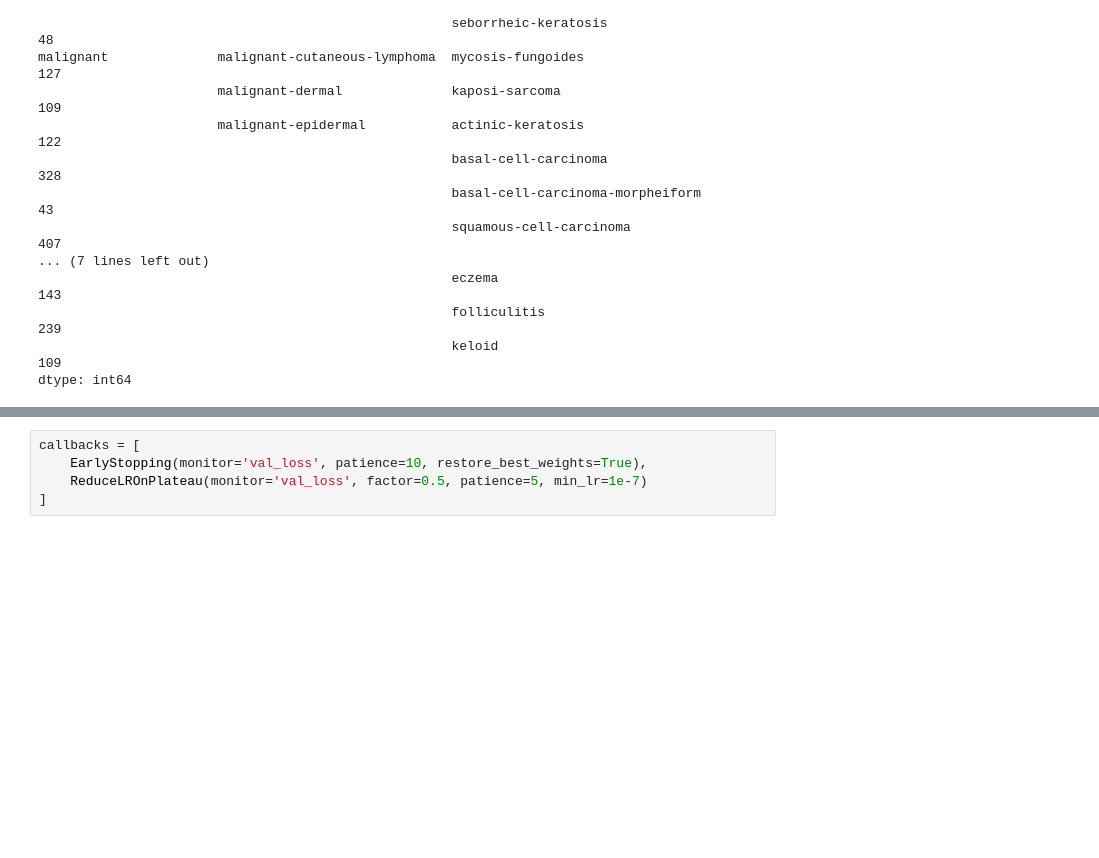
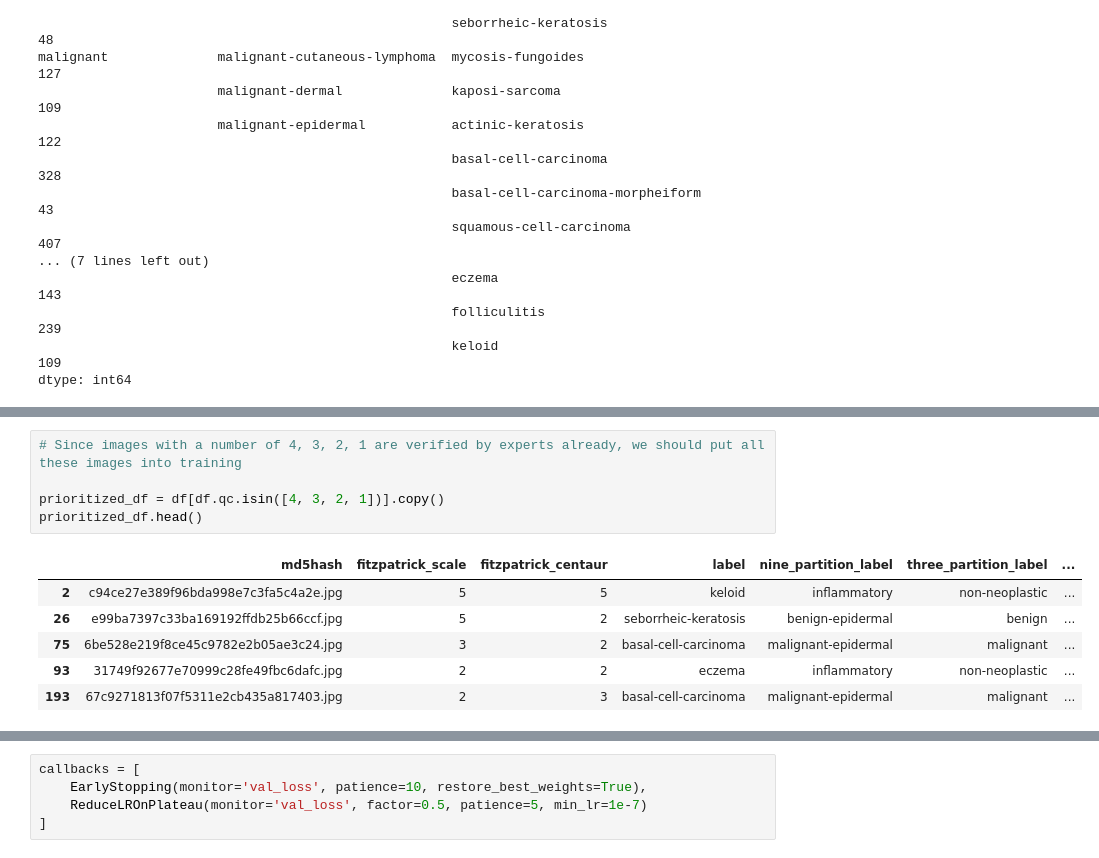
Before and after one commit to AJL-Team-4/Models, a Jupyter notebook: Model1.ipynb, the cells around one changed output, grey strips where cells are left out. Saved outputs shown, nothing was run; the diff lists cells and outputs as text; blank space fills up the shorter version.

```diff
--- a/Model1.ipynb
+++ b/Model1.ipynb
@@ -83,0 +89,12 @@ Name: count, dtype: int64
+# %%
+# Since images with a number of 4, 3, 2, 1 are verified by experts already, we should put all these images into training
+
+prioritized_df = df[df.qc.isin([4, 3, 2, 1])].copy()
+prioritized_df.head()
+# %% [output]
+|  | md5hash | fitzpatrick_scale | fitzpatrick_centaur | label | nine_partition_label | three_partition_label | ... |
+| 2 | c94ce27e389f96bda998e7c3fa5c4a2e.jpg | 5 | 5 | keloid | inflammatory | non-neoplastic | ... |
+| 26 | e99ba7397c33ba169192ffdb25b66ccf.jpg | 5 | 2 | seborrheic-keratosis | benign-epidermal | benign | ... |
+| 75 | 6be528e219f8ce45c9782e2b05ae3c24.jpg | 3 | 2 | basal-cell-carcinoma | malignant-epidermal | malignant | ... |
+| 93 | 31749f92677e70999c28fe49fbc6dafc.jpg | 2 | 2 | eczema | inflammatory | non-neoplastic | ... |
+| 193 | 67c9271813f07f5311e2cb435a817403.jpg | 2 | 3 | basal-cell-carcinoma | malignant-epidermal | malignant | ... |
```
Also changed, not shown: parts of 50 cells of this notebook, 1 other file.
